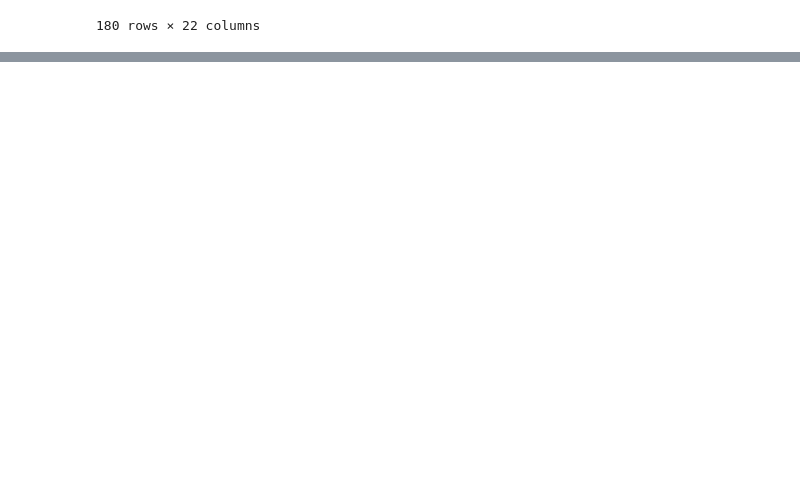
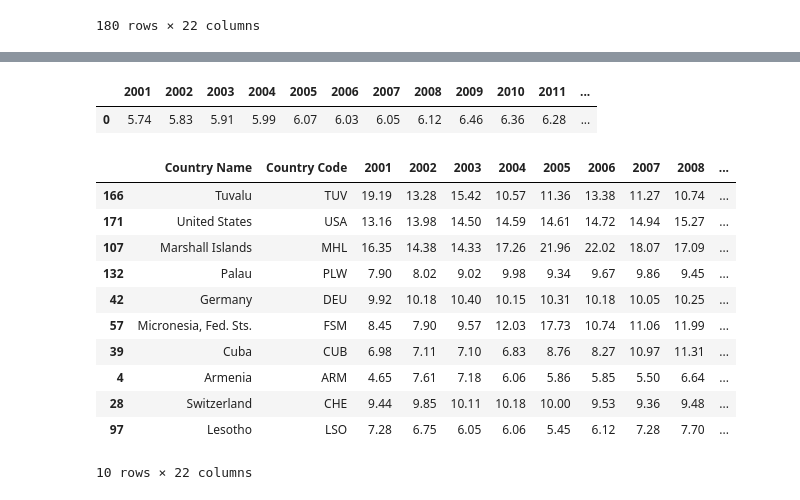
Before and after one commit to svujcich/Global_GDP_Trends, a Jupyter notebook: ETL/health_exp.ipynb, the cells around one changed output, grey strips where cells are left out. Drawn from its saved outputs; the diff is of its cells as text; code cells hidden in the pictures; blank space fills up the shorter version.

```diff
--- a/ETL/health_exp.ipynb
+++ b/ETL/health_exp.ipynb
@@ -372,0 +470,22 @@ new_health_df
+# %%
+new_health_df['2001'] = pd.to_numeric(new_health_df['2001'])
+new_health_df['2002'] = pd.to_numeric(new_health_df['2002'])
+new_health_df['2003'] = pd.to_numeric(new_health_df['2003'])
+new_health_df['2004'] = pd.to_numeric(new_health_df['2004'])
+new_health_df['2005'] = pd.to_numeric(new_health_df['2005'])
+new_health_df['2006'] = pd.to_numeric(new_health_df['2006'])
+new_health_df['2007'] = pd.to_numeric(new_health_df['2007'])
+new_health_df['2008'] = pd.to_numeric(new_health_df['2008'])
+new_health_df['2009'] = pd.to_numeric(new_health_df['2009'])
+new_health_df['2010'] = pd.to_numeric(new_health_df['2010'])
+new_health_df['2011'] = pd.to_numeric(new_health_df['2011'])
+new_health_df['2012'] = pd.to_numeric(new_health_df['2012'])
+new_health_df['2013'] = pd.to_numeric(new_health_df['2013'])
+new_health_df['2014'] = pd.to_numeric(new_health_df['2014'])
+new_health_df['2015'] = pd.to_numeric(new_health_df['2015'])
+new_health_df['2016'] = pd.to_numeric(new_health_df['2016'])
+new_health_df['2017'] = pd.to_numeric(new_health_df['2017'])
+new_health_df['2018'] = pd.to_numeric(new_health_df['2018'])
+new_health_df['2019'] = pd.to_numeric(new_health_df['2019'])
+
+new_health_df.dtypes
@@ -372,0 +558,42 @@ new_health_df
+# %%
+# Format year columns to two decimal
+yearwise_health_df["2001"] = yearwise_health_df["2001"].map("{:.2f}".format)
+yearwise_health_df["2002"] = yearwise_health_df["2002"].map("{:.2f}".format)
+yearwise_health_df["2003"] = yearwise_health_df["2003"].map("{:.2f}".format)
+yearwise_health_df["2004"] = yearwise_health_df["2004"].map("{:.2f}".format)
+yearwise_health_df["2005"] = yearwise_health_df["2005"].map("{:.2f}".format)
+yearwise_health_df["2006"] = yearwise_health_df["2006"].map("{:.2f}".format)
+yearwise_health_df["2007"] = yearwise_health_df["2007"].map("{:.2f}".format)
+yearwise_health_df["2008"] = yearwise_health_df["2008"].map("{:.2f}".format)
+yearwise_health_df["2009"] = yearwise_health_df["2009"].map("{:.2f}".format)
+yearwise_health_df["2010"] = yearwise_health_df["2010"].map("{:.2f}".format)
+yearwise_health_df["2011"] = yearwise_health_df["2011"].map("{:.2f}".format)
+yearwise_health_df["2012"] = yearwise_health_df["2012"].map("{:.2f}".format)
+yearwise_health_df["2013"] = yearwise_health_df["2013"].map("{:.2f}".format)
+yearwise_health_df["2014"] = yearwise_health_df["2014"].map("{:.2f}".format)
+yearwise_health_df["2015"] = yearwise_health_df["2015"].map("{:.2f}".format)
+yearwise_health_df["2016"] = yearwise_health_df["2016"].map("{:.2f}".format)
+yearwise_health_df["2017"] = yearwise_health_df["2017"].map("{:.2f}".format)
+yearwise_health_df["2018"] = yearwise_health_df["2018"].map("{:.2f}".format)
+yearwise_health_df["2019"] = yearwise_health_df["2019"].map("{:.2f}".format)
+yearwise_health_df
+# %% [output]
+|  | 2001 | 2002 | 2003 | 2004 | 2005 | 2006 | 2007 | 2008 | 2009 | 2010 | 2011 | ... |
+| 0 | 5.74 | 5.83 | 5.91 | 5.99 | 6.07 | 6.03 | 6.05 | 6.12 | 6.46 | 6.36 | 6.28 | ... |
+# %%
+# Sort and Find top 10 countries
+top_countries = new_health_df.sort_values(by = "2019", ascending = False)
+top_countries.head(10)
+# %% [output]
+|  | Country Name | Country Code | 2001 | 2002 | 2003 | 2004 | 2005 | 2006 | 2007 | 2008 | ... |
+| 166 | Tuvalu | TUV | 19.19 | 13.28 | 15.42 | 10.57 | 11.36 | 13.38 | 11.27 | 10.74 | ... |
+| 171 | United States | USA | 13.16 | 13.98 | 14.50 | 14.59 | 14.61 | 14.72 | 14.94 | 15.27 | ... |
+| 107 | Marshall Islands | MHL | 16.35 | 14.38 | 14.33 | 17.26 | 21.96 | 22.02 | 18.07 | 17.09 | ... |
+| 132 | Palau | PLW | 7.90 | 8.02 | 9.02 | 9.98 | 9.34 | 9.67 | 9.86 | 9.45 | ... |
+| 42 | Germany | DEU | 9.92 | 10.18 | 10.40 | 10.15 | 10.31 | 10.18 | 10.05 | 10.25 | ... |
+| 57 | Micronesia, Fed. Sts. | FSM | 8.45 | 7.90 | 9.57 | 12.03 | 17.73 | 10.74 | 11.06 | 11.99 | ... |
+| 39 | Cuba | CUB | 6.98 | 7.11 | 7.10 | 6.83 | 8.76 | 8.27 | 10.97 | 11.31 | ... |
+| 4 | Armenia | ARM | 4.65 | 7.61 | 7.18 | 6.06 | 5.86 | 5.85 | 5.50 | 6.64 | ... |
+| 28 | Switzerland | CHE | 9.44 | 9.85 | 10.11 | 10.18 | 10.00 | 9.53 | 9.36 | 9.48 | ... |
+| 97 | Lesotho | LSO | 7.28 | 6.75 | 6.05 | 6.06 | 5.45 | 6.12 | 7.28 | 7.70 | ... |
+10 rows × 22 columns
```
Also changed, not shown: parts of 10 cells of this notebook.
